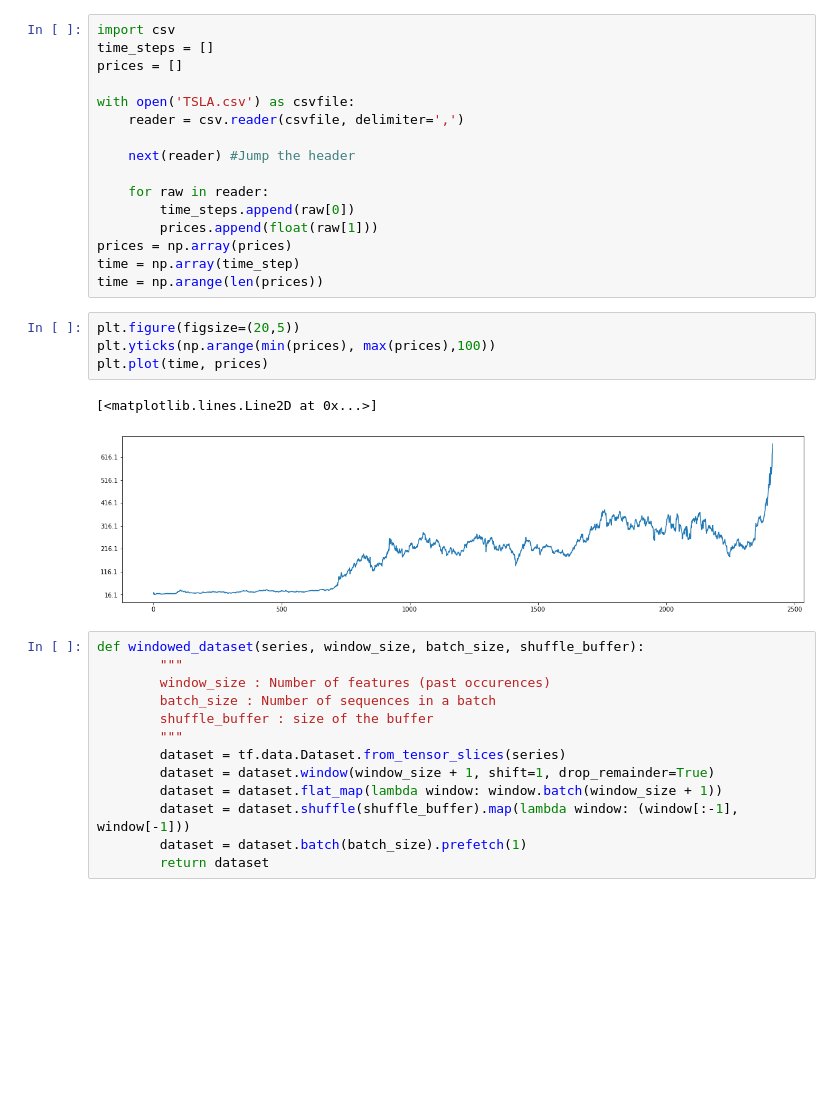
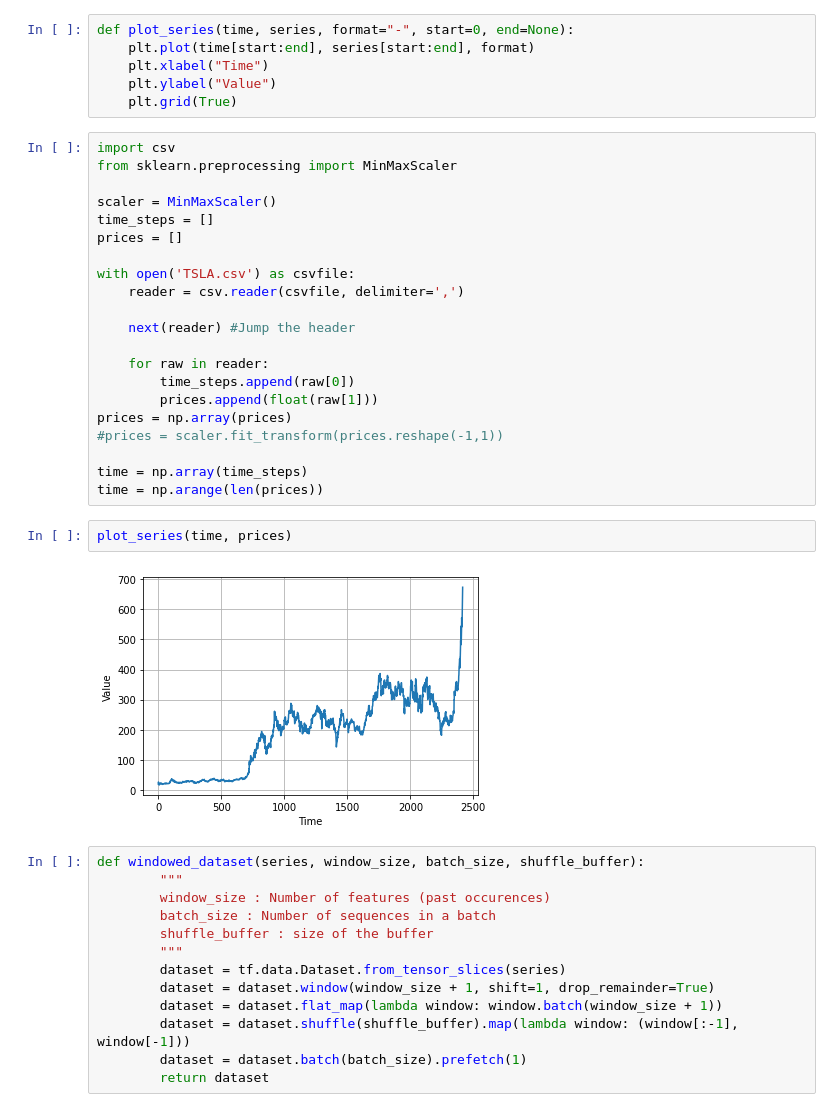
Before and after one commit to yacinebouaouni/Tensorflow-Certification, a Jupyter notebook: Timeseries/Stocks-Prediction.ipynb, the cells around one changed output. Cells and saved outputs as stored; diff of their text form; blank space fills up the shorter version.

```diff
--- a/Timeseries/Stocks-Prediction.ipynb
+++ b/Timeseries/Stocks-Prediction.ipynb
@@ -12,5 +12,14 @@ print(tf.__version__)
+# %%
+def plot_series(time, series, format="-", start=0, end=None):
+    plt.plot(time[start:end], series[start:end], format)
+    plt.xlabel("Time")
+    plt.ylabel("Value")
+    plt.grid(True)
 # %%
 import csv
+from sklearn.preprocessing import MinMaxScaler
+
+scaler = MinMaxScaler()
 time_steps = []
 prices = []
 
@@ -23,15 +32,14 @@ with open('TSLA.csv') as csvfile:
         time_steps.append(raw[0])
         prices.append(float(raw[1]))
 prices = np.array(prices)
-time = np.array(time_step)
+#prices = scaler.fit_transform(prices.reshape(-1,1))
+
+time = np.array(time_steps)
 time = np.arange(len(prices))
-# %%
-plt.figure(figsize=(20,5))
-plt.yticks(np.arange(min(prices), max(prices),100))
-plt.plot(time, prices)
-# %% [output]
-[<matplotlib.lines.Line2D at 0x...>]
-[figure, removed]
+# %%
+plot_series(time, prices)
+# %% [output]
+[figure, added]
 # %%
 def windowed_dataset(series, window_size, batch_size, shuffle_buffer):
         """
```
Also changed, not shown: parts of 19 cells of this notebook.
